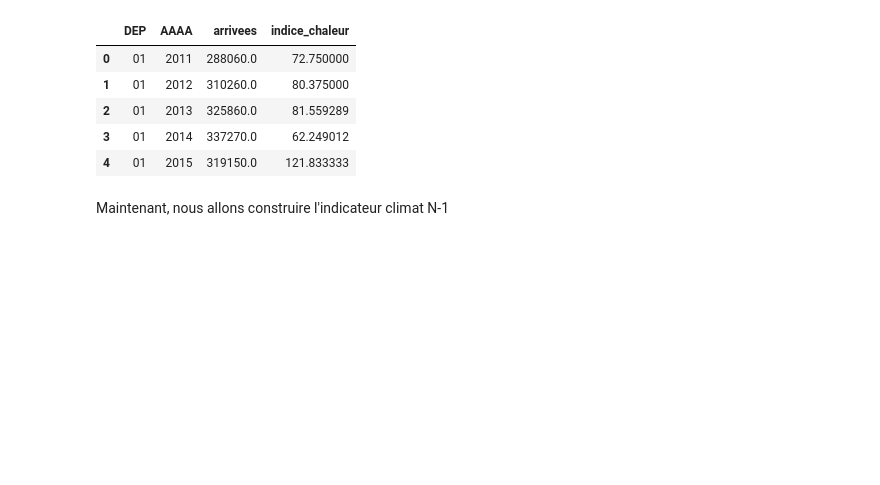
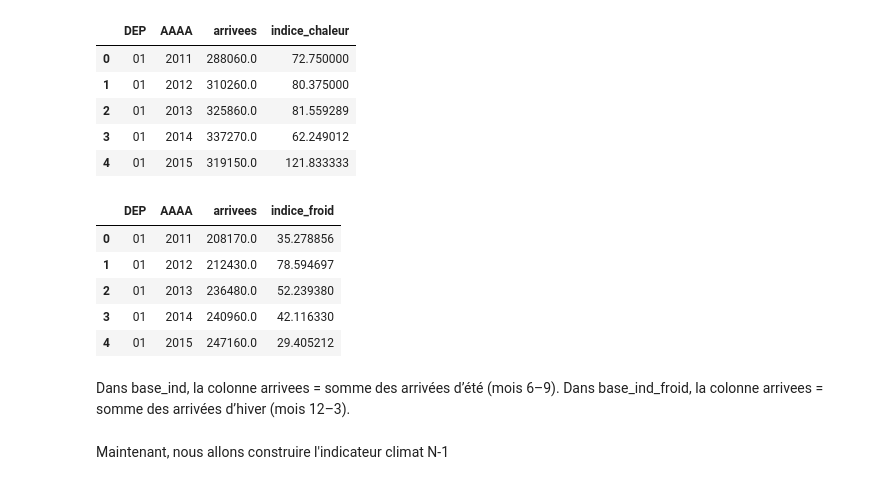
Before and after one commit to Manonchvllr/Project, a Jupyter notebook: rapport.ipynb, the cells around one changed output. Drawn from its saved outputs; the diff is of its cells as text; code cells hidden in the pictures; blank space fills up the shorter version.

```diff
--- a/rapport.ipynb
+++ b/rapport.ipynb
@@ -543,6 +564,18 @@ base_ind.head()
 | 2 | 01 | 2013 | 325860.0 | 81.559289 |
 | 3 | 01 | 2014 | 337270.0 | 62.249012 |
 | 4 | 01 | 2015 | 319150.0 | 121.833333 |
+# %%
+base_ind_froid.head()
+# %% [output]
+|  | DEP | AAAA | arrivees | indice_froid |
+| 0 | 01 | 2011 | 208170.0 | 35.278856 |
+| 1 | 01 | 2012 | 212430.0 | 78.594697 |
+| 2 | 01 | 2013 | 236480.0 | 52.239380 |
+| 3 | 01 | 2014 | 240960.0 | 42.116330 |
+| 4 | 01 | 2015 | 247160.0 | 29.405212 |
+# %% [markdown]
+Dans base_ind, la colonne arrivees = somme des arrivées d’été (mois 6–9).
+Dans base_ind_froid, la colonne arrivees = somme des arrivées d’hiver (mois 12–3).
 # %% [markdown]
 Maintenant, nous allons construire l'indicateur climat N-1
 # %%
```
Also changed, not shown: parts of 16 cells of this notebook.
